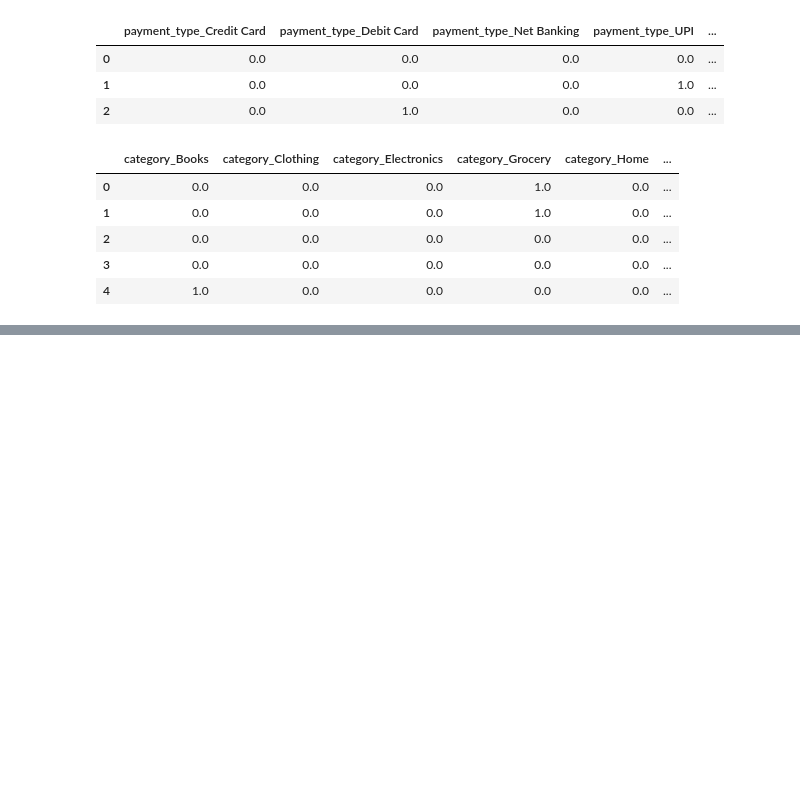
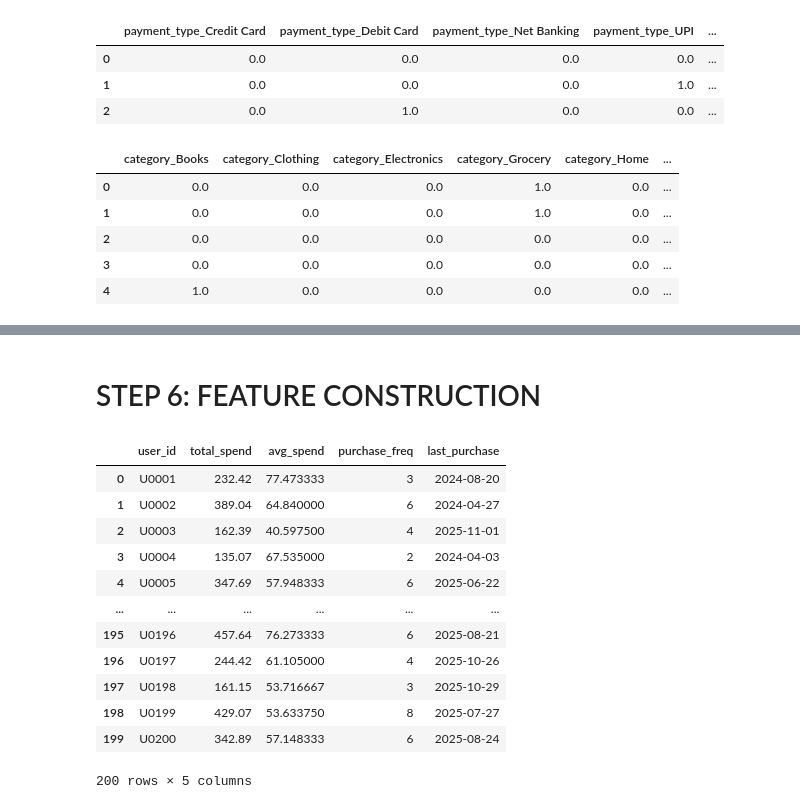
Before and after one commit to isamaliya16/Customer_Purchase_Behavior_DPFE, a Jupyter notebook: Customer_Purchase_Behavior_Analysis.ipynb, the cells around one changed output, grey strips where cells are left out. Cells and saved outputs as stored; diff of their text form; code cells hidden in the pictures; blank space fills up the shorter version.

```diff
--- a/Customer_Purchase_Behavior_Analysis.ipynb
+++ b/Customer_Purchase_Behavior_Analysis.ipynb
@@ -235,0 +240,8 @@ inventory_df[cat_cols].head(5)
+# %%
+from sklearn.preprocessing import KBinsDiscretizer, FunctionTransformer
+kb = KBinsDiscretizer(n_bins=3, encode='ordinal', strategy='uniform')
+
+sales_df['spend_group'] = kb.fit_transform(sales_df[['amount']])
+
+sales_df['spend_group'] = sales_df['spend_group'].map({0: 'Low', 1: 'Medium', 2: 'High'})
+print("Binning done (Low / Medium / High)")
@@ -235,0 +252,12 @@ inventory_df[cat_cols].head(5)
+# %%
+log_tf  = FunctionTransformer(np.log1p)
+sqrt_tf = FunctionTransformer(np.sqrt)
+
+# Apply transformations
+sales_df['amount_log']  = log_tf.transform(sales_df[['amount']])
+sales_df['amount_sqrt'] = sqrt_tf.transform(sales_df[['amount']])
+
+inventory_df['price_log']  = log_tf.transform(inventory_df[['price']])
+inventory_df['stock_sqrt'] = sqrt_tf.transform(inventory_df[['stock']])
+
+print("Log & sqrt transformations applied")
@@ -235,0 +268,14 @@ inventory_df[cat_cols].head(5)
+# %%
+from sklearn.preprocessing import StandardScaler, MinMaxScaler
+scaler_std = StandardScaler()
+scaler_mm  = MinMaxScaler()
+
+sales_df['amount_std'] = scaler_std.fit_transform(sales_df[['amount']])
+sales_df['amount_mm']  = scaler_mm.fit_transform(sales_df[['amount']])
+
+print("  StandardScaler applied → amount_std")
+print("  MinMaxScaler applied   → amount_mm")
+print("\n  Comparison (amount column):")
+print(f"    Original  — mean: {sales_df['amount'].mean():.2f}, std: {sales_df['amount'].std():.2f}")
+print(f"    Std-scaled — mean: {sales_df['amount_std'].mean():.4f}, std: {sales_df['amount_std'].std():.4f}")
+print(f"    MinMax     — min: {sales_df['amount_mm'].min():.4f}, max: {sales_df['amount_mm'].max():.4f}")
@@ -235,0 +290,26 @@ inventory_df[cat_cols].head(5)
+# %% [markdown]
+# STEP 6: FEATURE CONSTRUCTION
+# %%
+ref_date = sales_df['date'].max()
+customer_features = sales_df.groupby('user_id').agg({
+    'amount': ['sum', 'mean'],
+    'transaction_id': 'count',
+    'date': 'max'
+}).reset_index()
+# %%
+customer_features.columns = ['user_id', 'total_spend', 'avg_spend', 'purchase_freq', 'last_purchase']
+customer_features
+# %% [output]
+|  | user_id | total_spend | avg_spend | purchase_freq | last_purchase |
+| 0 | U0001 | 232.42 | 77.473333 | 3 | 2024-08-20 |
+| 1 | U0002 | 389.04 | 64.840000 | 6 | 2024-04-27 |
+| 2 | U0003 | 162.39 | 40.597500 | 4 | 2025-11-01 |
+| 3 | U0004 | 135.07 | 67.535000 | 2 | 2024-04-03 |
+| 4 | U0005 | 347.69 | 57.948333 | 6 | 2025-06-22 |
+| ... | ... | ... | ... | ... | ... |
+| 195 | U0196 | 457.64 | 76.273333 | 6 | 2025-08-21 |
+| 196 | U0197 | 244.42 | 61.105000 | 4 | 2025-10-26 |
+| 197 | U0198 | 161.15 | 53.716667 | 3 | 2025-10-29 |
+| 198 | U0199 | 429.07 | 53.633750 | 8 | 2025-07-27 |
+| 199 | U0200 | 342.89 | 57.148333 | 6 | 2025-08-24 |
+200 rows × 5 columns
```
Also changed, not shown: parts of 21 cells of this notebook, 3 other files.
